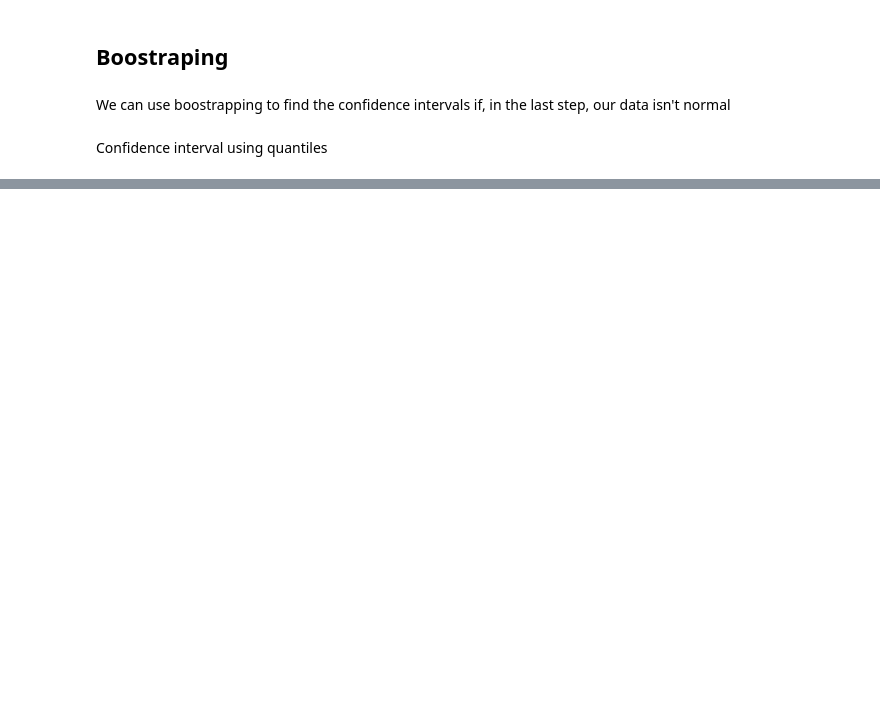
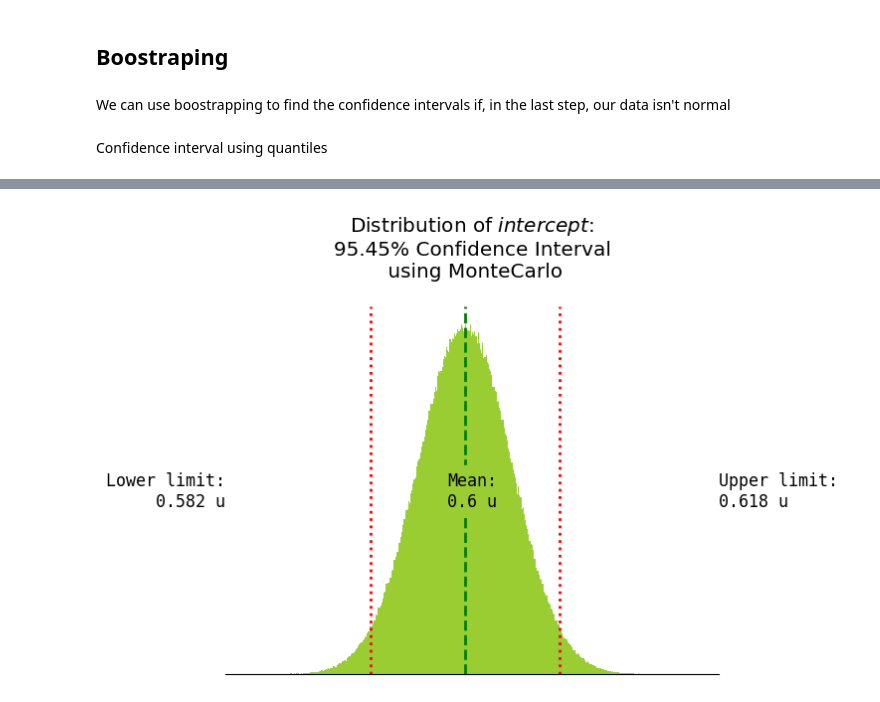
Before and after one commit to JuanMtzQ/Uncertainty_measurement, a Jupyter notebook: uncertainty_calculation.ipynb, the cells around one changed output, grey strips where cells are left out. Saved outputs shown, nothing was run; the diff lists cells and outputs as text; code cells hidden in the pictures; blank space fills up the shorter version.

```diff
--- a/uncertainty_calculation.ipynb
+++ b/uncertainty_calculation.ipynb
@@ -200,0 +226,8 @@ plt.show()
+# %%
+# Distribution of intercept
+mean = 0.600 # abs
+std = 0.009  # standard deviation of the mean
+intercept = np.random.normal(mean, std, N)
+histogram_confidence_interval("intercept", intercept, 0.9545, N, bins, color = 'yellowgreen')
+# %% [output]
+[figure, added]
```
Also changed, not shown: parts of 22 cells of this notebook.
